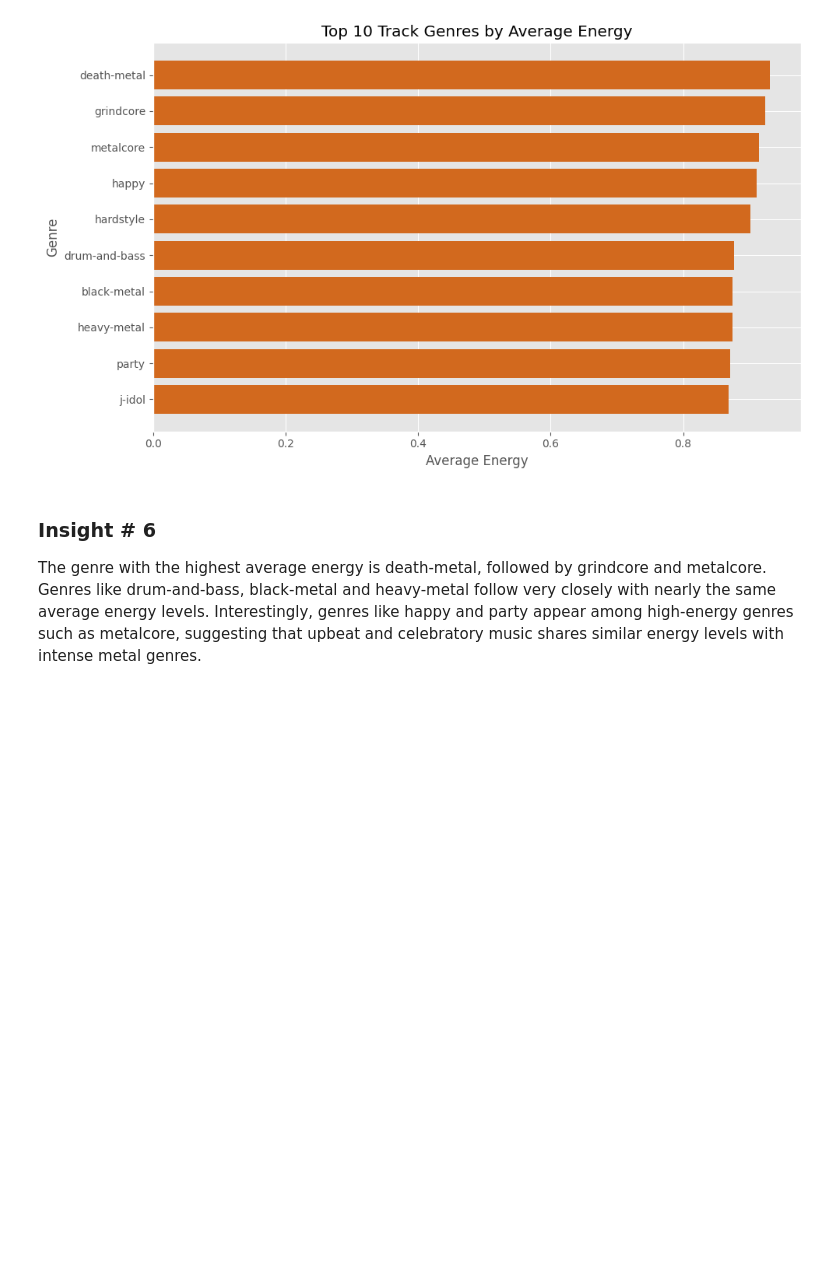
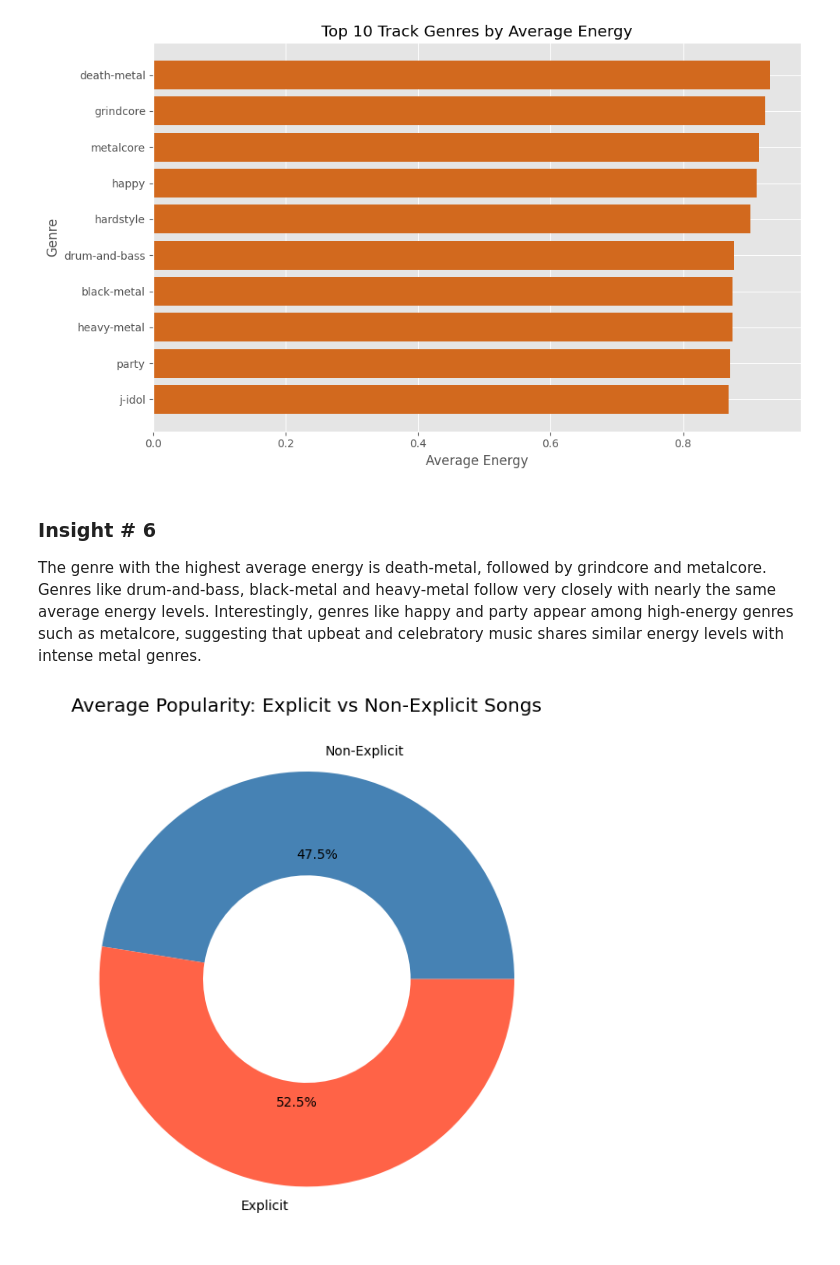
Before and after one commit to EmmanuelMG7/spotify-music-analysis, a Jupyter notebook: notebooks/01_exploration.ipynb, the cells around one changed output. Saved outputs shown, nothing was run; the diff lists cells and outputs as text; code cells hidden in the pictures; blank space fills up the shorter version.

Commit message:
feat: add question 7 analysis - explicit vs non-explicit popularity

```diff
--- a/notebooks/01_exploration.ipynb
+++ b/notebooks/01_exploration.ipynb
@@ -260,3 +260,21 @@ plt.show()
 ### Insight # 6
 
 The genre with the highest average energy is death-metal, followed by grindcore and metalcore. Genres like drum-and-bass, black-metal and heavy-metal follow very closely with nearly the same average energy levels. Interestingly, genres like happy and party appear among high-energy genres such as metalcore, suggesting that upbeat and celebratory music shares similar energy levels with intense metal genres.
+# %%
+# 7. Are explicit songs more popular than non-explicit ones?
+
+explicit_popularity = df.groupby('explicit')['popularity'].mean()
+
+# Plot
+fig, ax = plt.subplots(figsize=(8, 6))
+ax.pie(explicit_popularity.values,
+       labels=['Non-Explicit', 'Explicit'],
+       autopct='%1.1f%%',
+       colors=['steelblue', 'tomato'],
+       wedgeprops=dict(width=0.5))
+
+plt.title('Average Popularity: Explicit vs Non-Explicit Songs')
+plt.tight_layout()
+plt.show()
+# %% [output]
+[figure, added]
```
Also changed, not shown: parts of 1 cell of this notebook.
